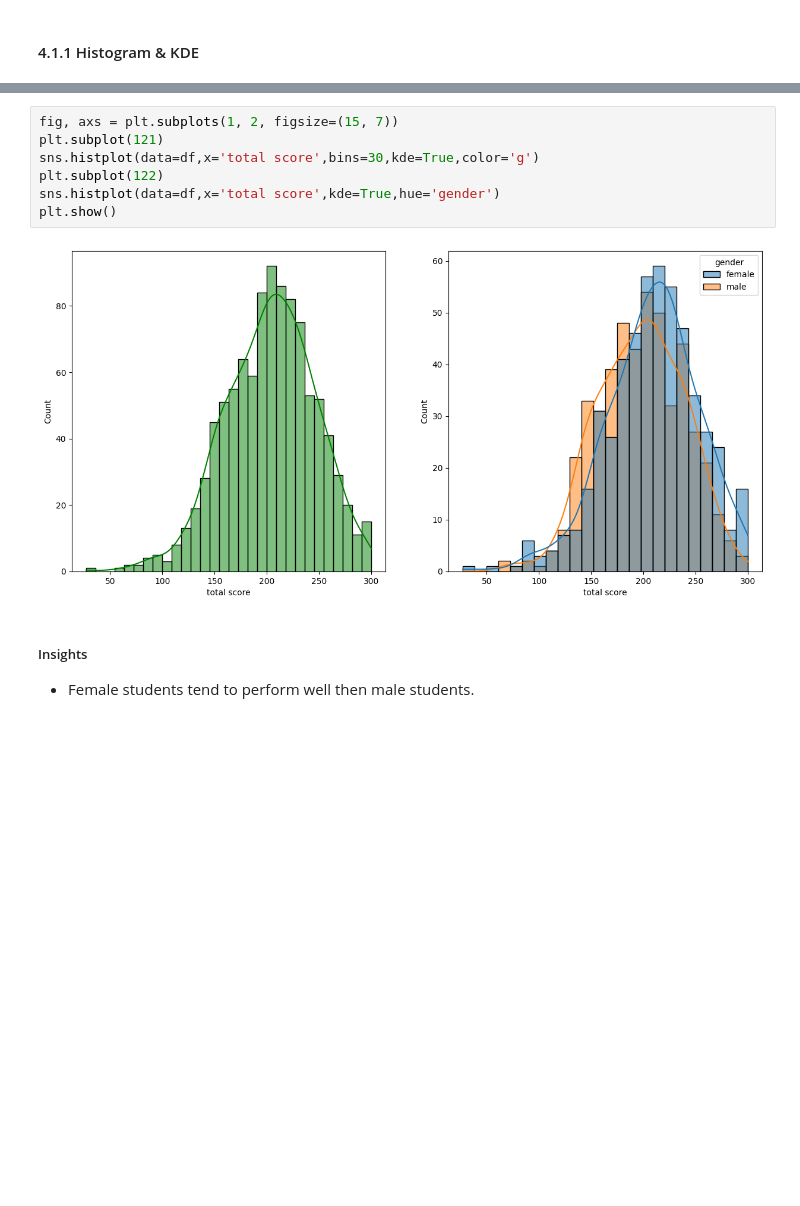
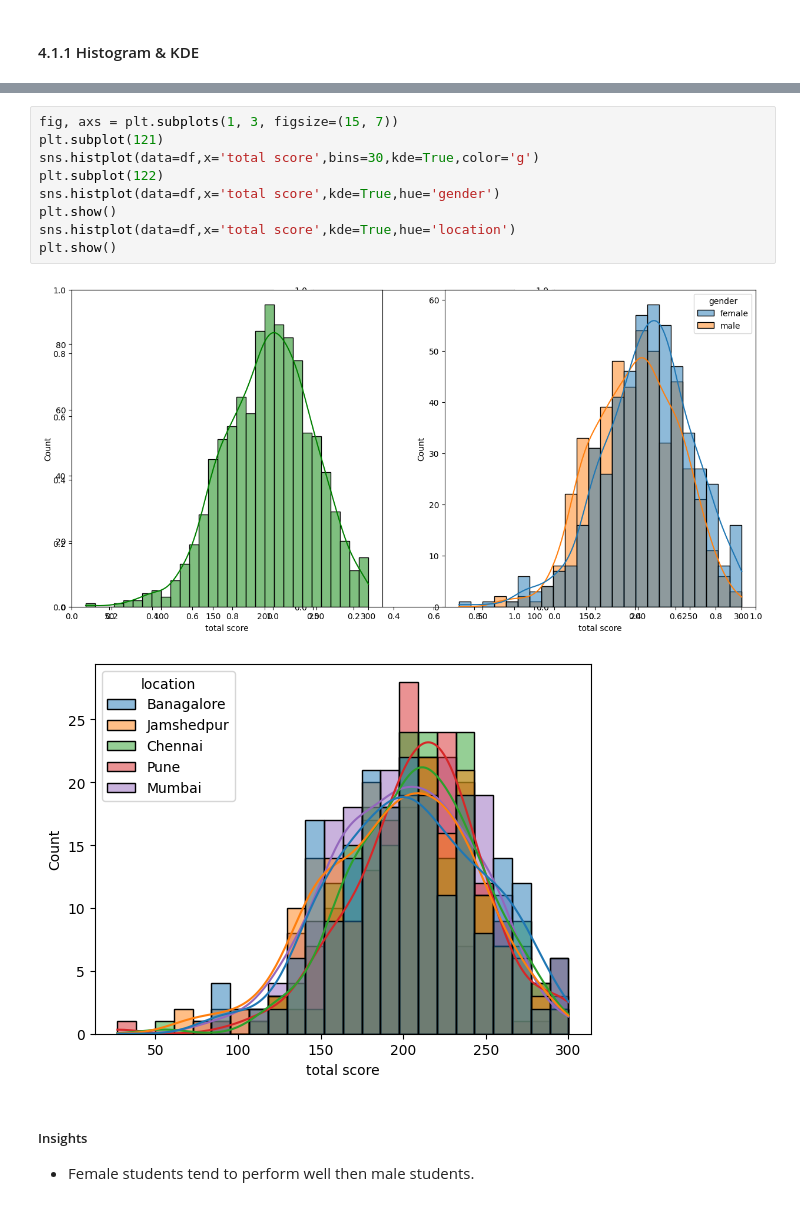
Before and after one commit to Nikk-k/MLproject, a Jupyter notebook: notebook/1 . EDA STUDENT PERFORMANCE .ipynb, the cells around one changed output, grey strips where cells are left out. Drawn from its saved outputs; the diff is of its cells as text; blank space fills up the shorter version.

```diff
--- a/notebook/1 . EDA STUDENT PERFORMANCE .ipynb
+++ b/notebook/1 . EDA STUDENT PERFORMANCE .ipynb
@@ -257,12 +270,15 @@ plt.show()
 # %%
-fig, axs = plt.subplots(1, 2, figsize=(15, 7))
+fig, axs = plt.subplots(1, 3, figsize=(15, 7))
 plt.subplot(121)
 sns.histplot(data=df,x='total score',bins=30,kde=True,color='g')
 plt.subplot(122)
 sns.histplot(data=df,x='total score',kde=True,hue='gender')
 plt.show()
+sns.histplot(data=df,x='total score',kde=True,hue='location')
+plt.show()
 # %% [output]
-[figure, old version]
+[figure, new version]
+[figure, added]
 # %% [markdown]
 #####  Insights
 - Female students tend to perform well then male students.
```
Also changed, not shown: parts of 10 cells of this notebook, 20 other files.
